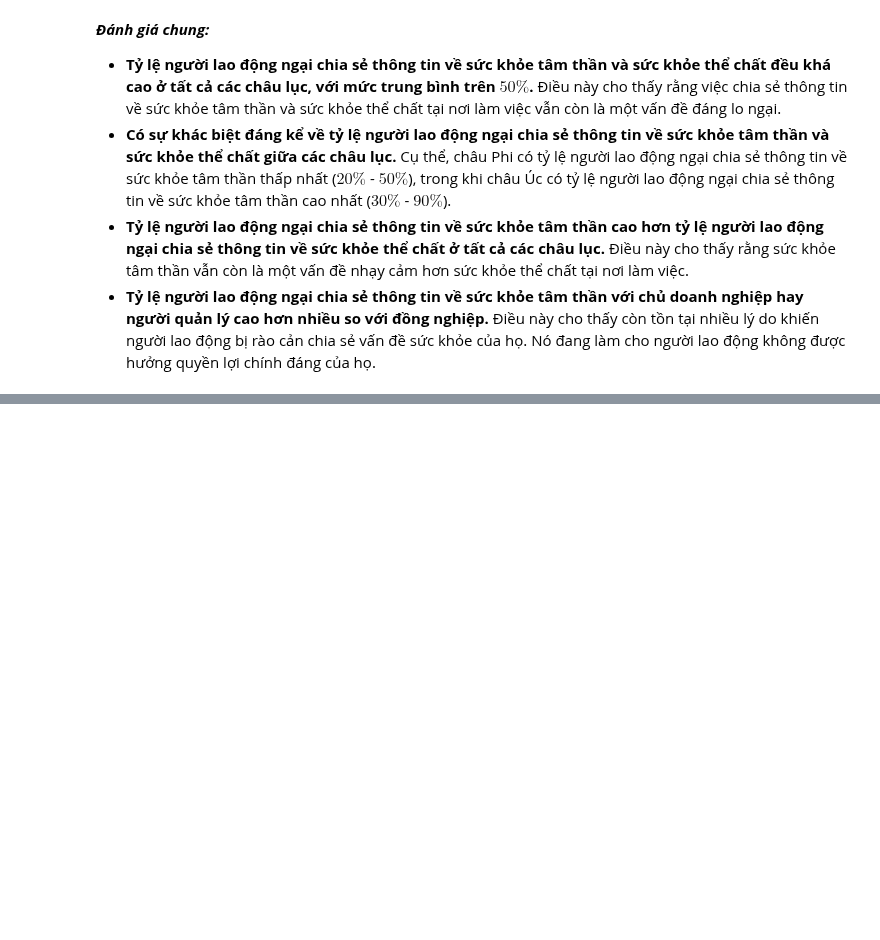
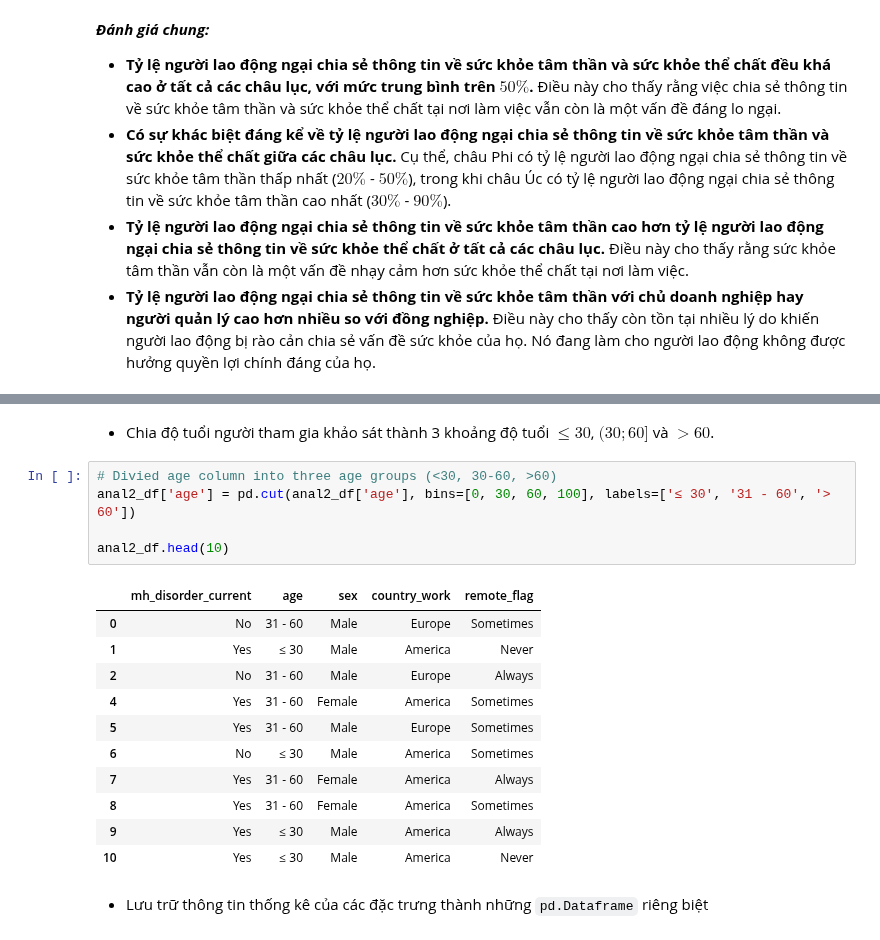
Before and after one commit to iam-Dylan/pfds-final-project, a Jupyter notebook: 4-1-Analyze-DagNgyen.ipynb, the cells around one changed output, grey strips where cells are left out. Saved outputs shown, nothing was run; the diff lists cells and outputs as text; blank space fills up the shorter version.

```diff
--- a/4-1-Analyze-DagNgyen.ipynb
+++ b/4-1-Analyze-DagNgyen.ipynb
@@ -306,0 +382,21 @@ plt.title('Mức độ quan ngại chia sẻ của người lao động trong m
+# %% [markdown]
+- Chia độ tuổi người tham gia khảo sát thành 3 khoảng độ tuổi $\leq30$, $(30;60]$ và $>60$.
+# %%
+# Divied age column into three age groups (<30, 30-60, >60)
+anal2_df['age'] = pd.cut(anal2_df['age'], bins=[0, 30, 60, 100], labels=['≤ 30', '31 - 60', '> 60'])
+
+anal2_df.head(10)
+# %% [output]
+|  | mh_disorder_current | age | sex | country_work | remote_flag |
+| 0 | No | 31 - 60 | Male | Europe | Sometimes |
+| 1 | Yes | ≤ 30 | Male | America | Never |
+| 2 | No | 31 - 60 | Male | Europe | Always |
+| 4 | Yes | 31 - 60 | Female | America | Sometimes |
+| 5 | Yes | 31 - 60 | Male | Europe | Sometimes |
+| 6 | No | ≤ 30 | Male | America | Sometimes |
+| 7 | Yes | 31 - 60 | Female | America | Always |
+| 8 | Yes | 31 - 60 | Female | America | Sometimes |
+| 9 | Yes | ≤ 30 | Male | America | Always |
+| 10 | Yes | ≤ 30 | Male | America | Never |
+# %% [markdown]
+- Lưu trữ thông tin thống kê của các đặc trưng thành những `pd.Dataframe` riêng biệt
```
Also changed, not shown: parts of 21 cells of this notebook.
